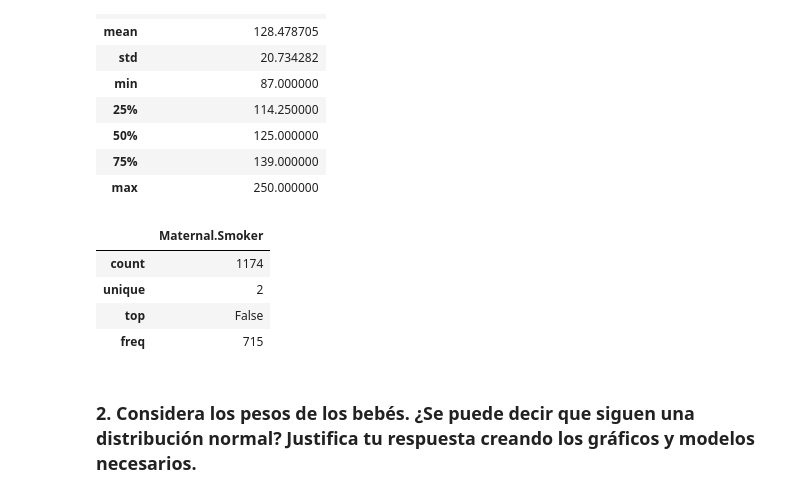
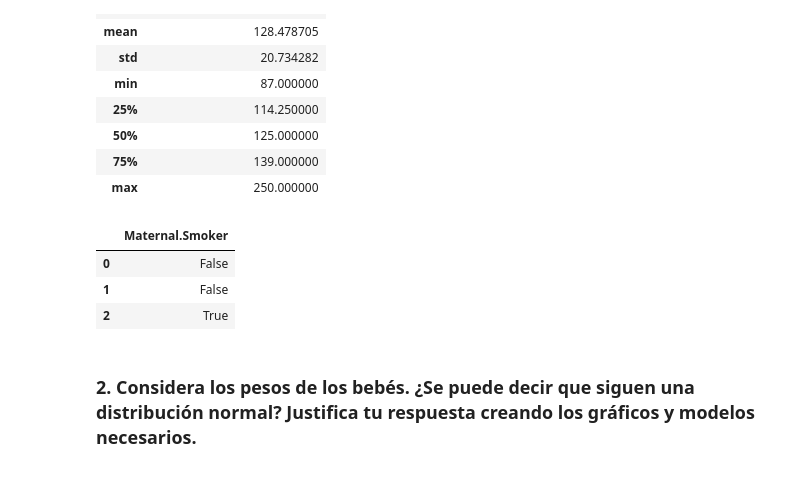
Before and after one commit to drojaslopez/DataScience, a Jupyter notebook: 3 Análisis estadístico con Python (G122)/Desafio/4/Desafio_Preparación_datos_gráficos.ipynb, the cells around one changed output. Drawn from its saved outputs; the diff is of its cells as text; code cells hidden in the pictures.

```diff
--- a/3 Análisis estadístico con Python (G122)/Desafio/4/Desafio_Preparación_datos_gráficos.ipynb
+++ b/3 Análisis estadístico con Python (G122)/Desafio/4/Desafio_Preparación_datos_gráficos.ipynb
@@ -105,12 +105,12 @@ df_Peso_Madre.describe()
 # %%
 df_Fumadora_Madre= df[['Maternal.Smoker']].copy()
 df_Fumadora_Madre.describe()
+df_Fumadora_Madre.head(3)
 # %% [output]
 |  | Maternal.Smoker |
-| count | 1174 |
-| unique | 2 |
-| top | False |
-| freq | 715 |
+| 0 | False |
+| 1 | False |
+| 2 | True |
 # %% [markdown]
 ### 2. Considera los pesos de los bebés. ¿Se puede decir que siguen una distribución normal? Justifica tu respuesta creando los gráficos y modelos necesarios.
 # %%
```
Also changed, not shown: parts of 7 cells of this notebook, 1 other file.
